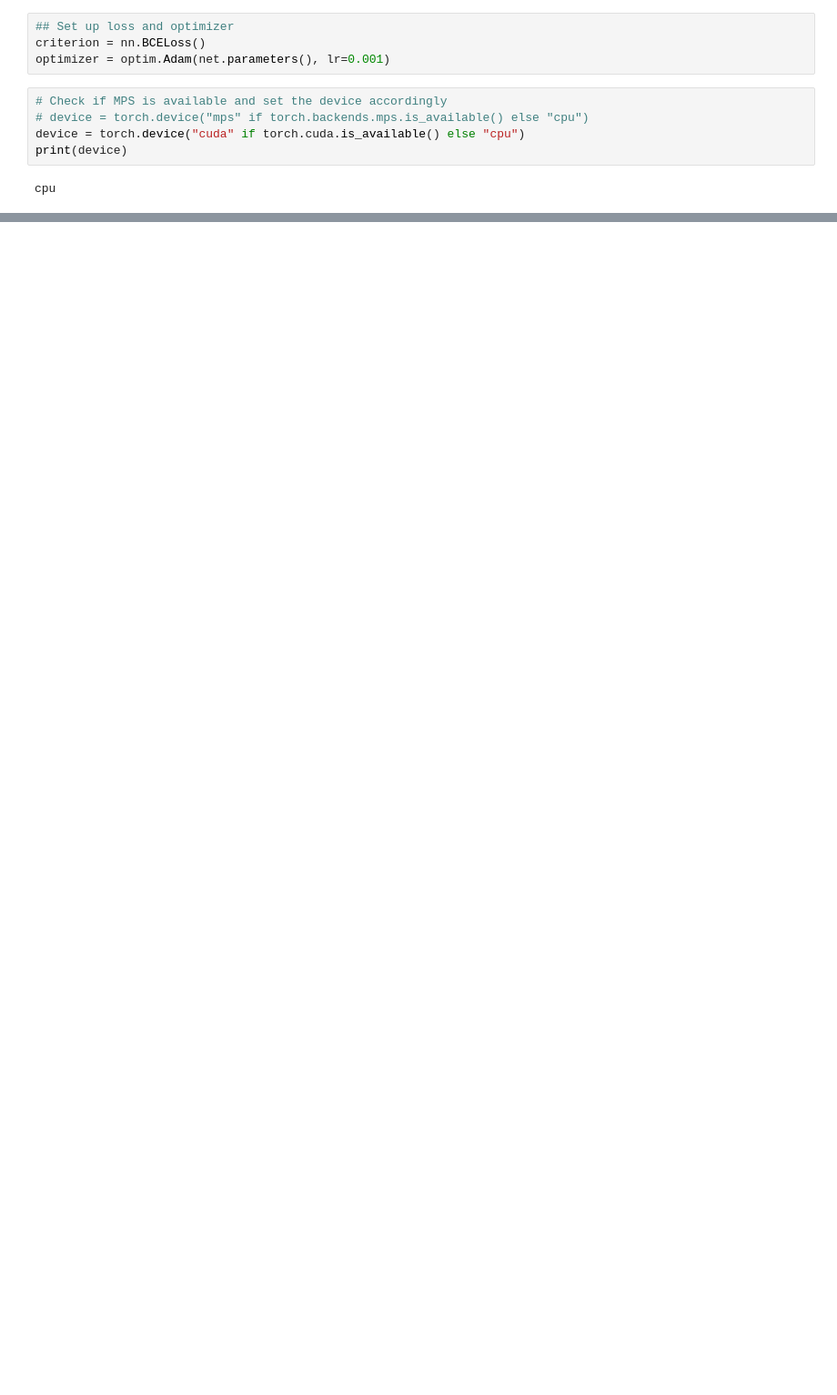
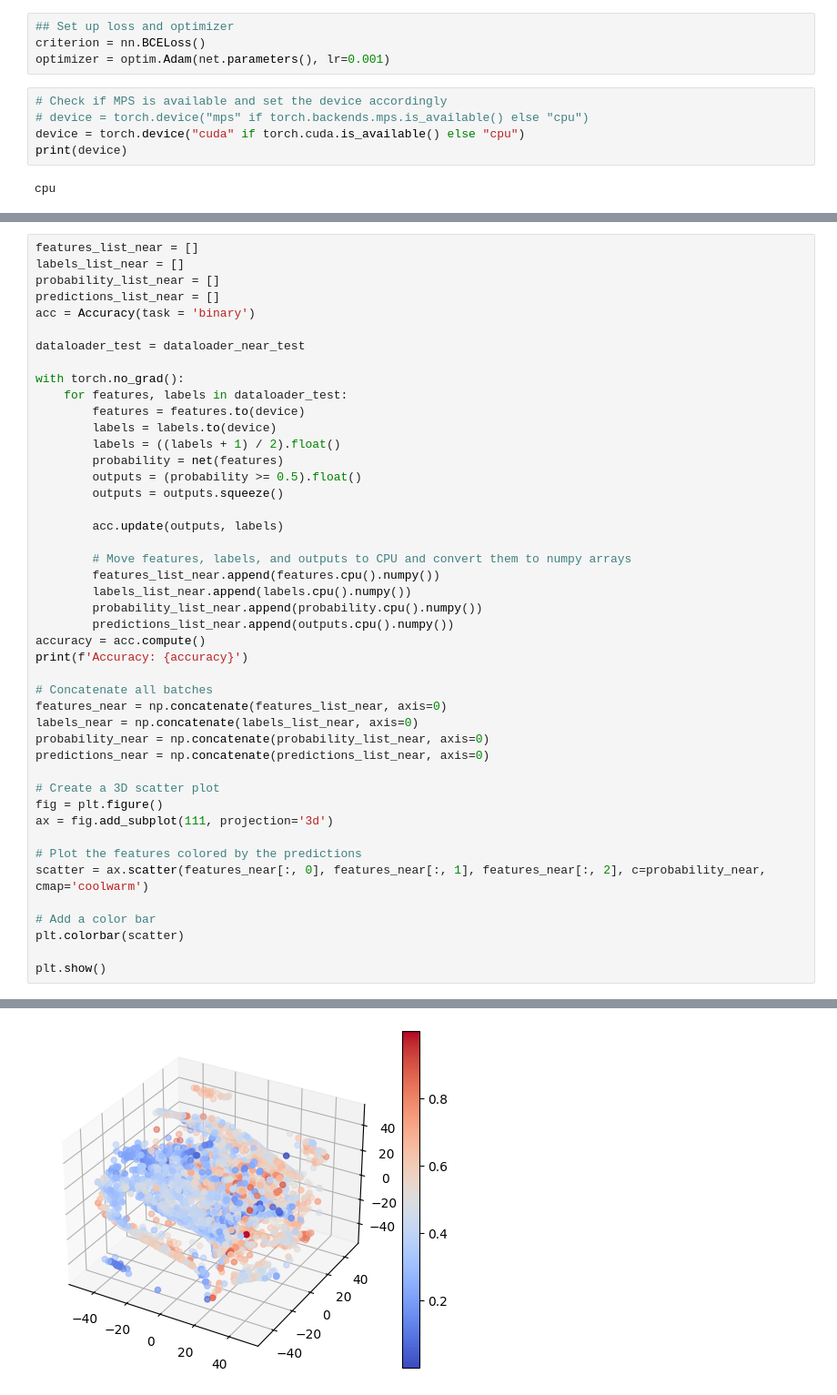
Before and after one commit to OliverChen0602/Estimate-Basin-Boundary, a Jupyter notebook: model_training.ipynb, the cells around one changed output, grey strips where cells are left out. Shown at 91% size. Saved outputs shown, nothing was run; the diff lists cells and outputs as text; blank space fills up the shorter version.

```diff
--- a/model_training.ipynb
+++ b/model_training.ipynb
@@ -170,0 +171,46 @@ Accuracy: 0.5024999976158142
+# %%
+features_list_near = []
+labels_list_near = []
+probability_list_near = []
+predictions_list_near = []
+acc = Accuracy(task = 'binary')
+
+dataloader_test = dataloader_near_test
+
+with torch.no_grad():
+    for features, labels in dataloader_test:
+        features = features.to(device)
+        labels = labels.to(device)
+        labels = ((labels + 1) / 2).float()
+        probability = net(features)
+        outputs = (probability >= 0.5).float()
+        outputs = outputs.squeeze()
+
+        acc.update(outputs, labels)
+
+        # Move features, labels, and outputs to CPU and convert them to numpy arrays
+        features_list_near.append(features.cpu().numpy())
+        labels_list_near.append(labels.cpu().numpy())
+        probability_list_near.append(probability.cpu().numpy())
+        predictions_list_near.append(outputs.cpu().numpy())
+accuracy = acc.compute()
+print(f'Accuracy: {accuracy}')
+
+# Concatenate all batches
+features_near = np.concatenate(features_list_near, axis=0)
+labels_near = np.concatenate(labels_list_near, axis=0)
+probability_near = np.concatenate(probability_list_near, axis=0)
+predictions_near = np.concatenate(predictions_list_near, axis=0)
+
+# Create a 3D scatter plot
+fig = plt.figure()
+ax = fig.add_subplot(111, projection='3d')
+
+# Plot the features colored by the predictions
+scatter = ax.scatter(features_near[:, 0], features_near[:, 1], features_near[:, 2], c=probability_near, cmap='coolwarm')
+
+# Add a color bar
+plt.colorbar(scatter)
+
+plt.show()
+# %% [output]
@@ -170,0 +218 @@ Accuracy: 0.5024999976158142
+[figure, added]
```
Also changed, not shown: parts of 25 cells of this notebook, 15 other files.
